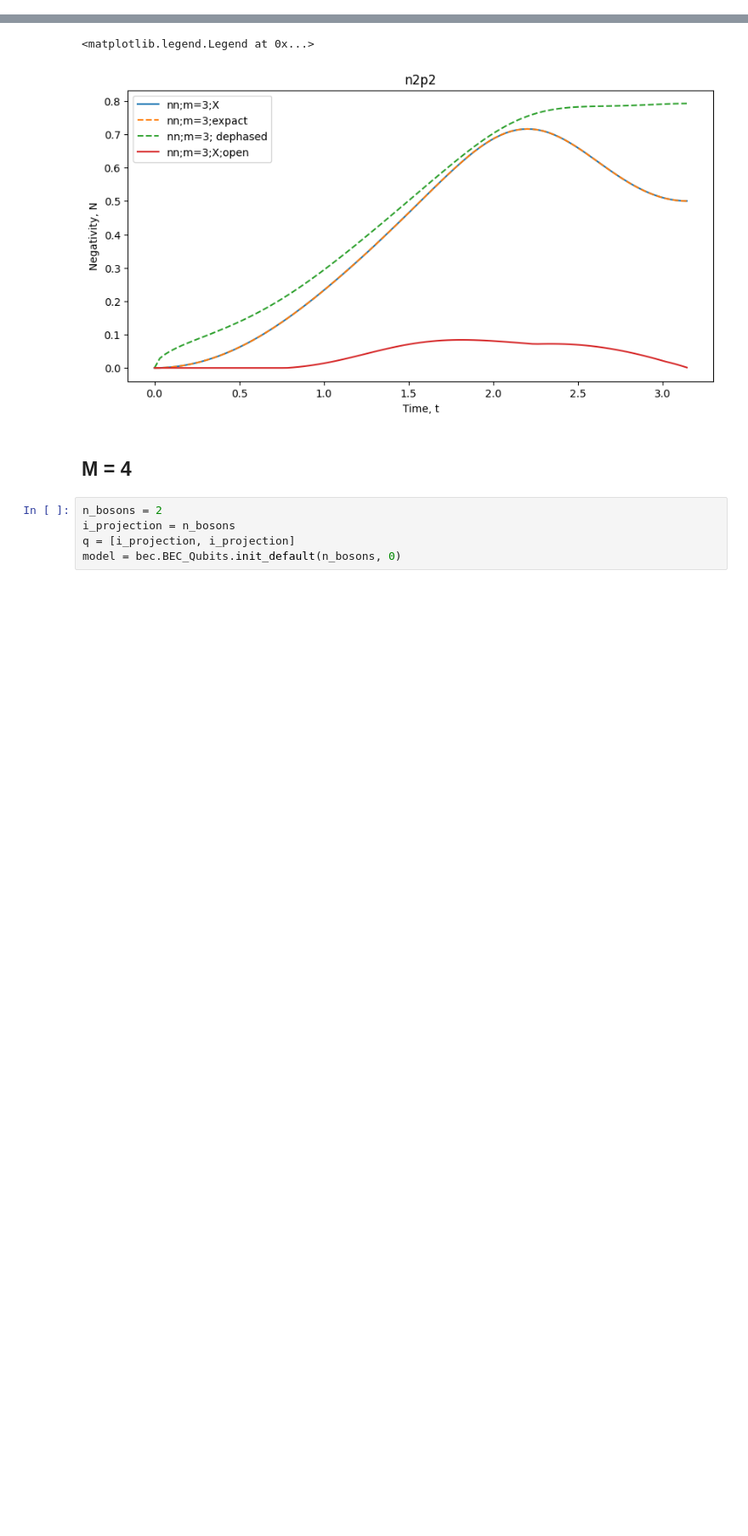
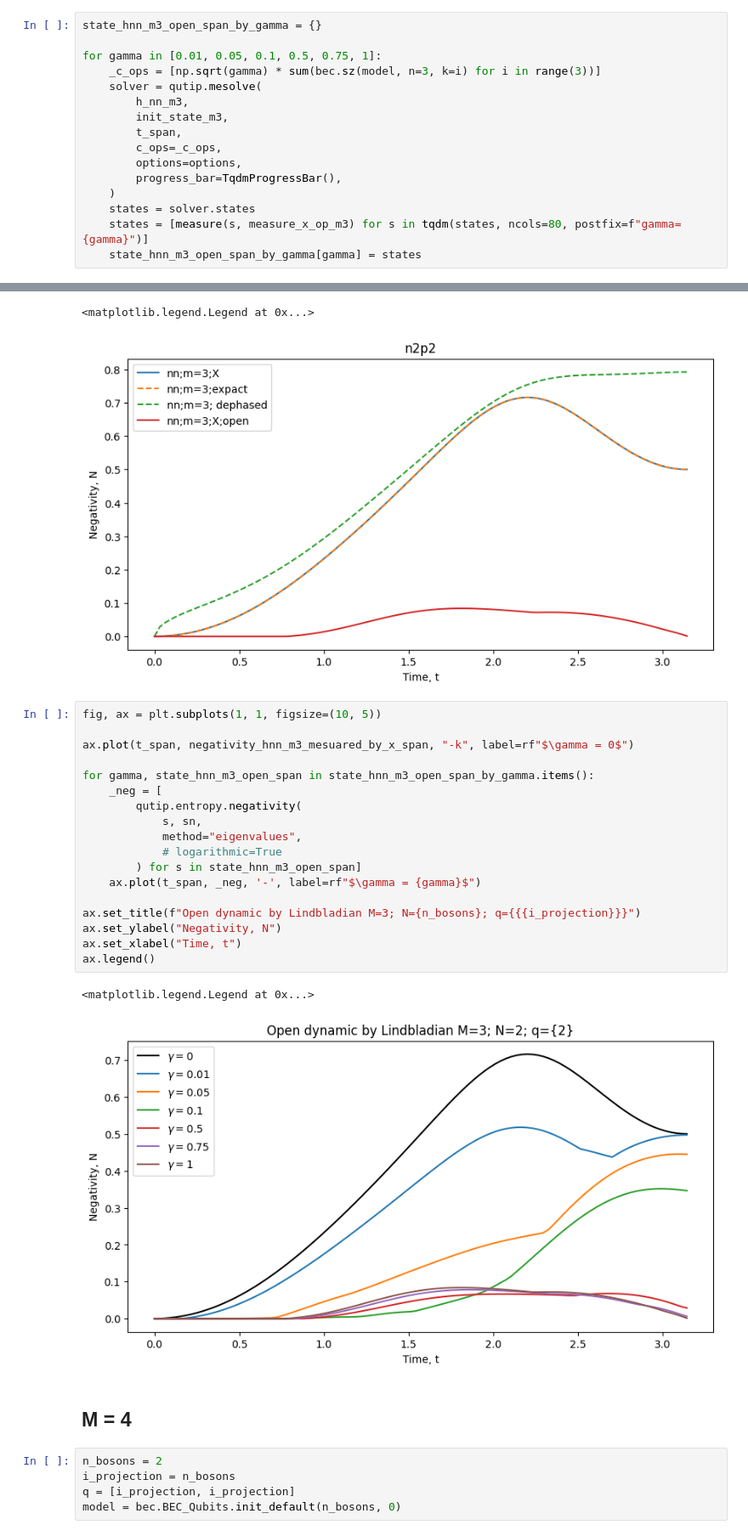
Before and after one commit to kephircheek/Entanglement-of-macroscopic-qubits-with-the-use-of-quantum-optimal-control, a Jupyter notebook: notebooks/Research-decoherence-on-entanglement-propagation.ipynb, the cells around one changed output, grey strips where cells are left out. Shown at 85% size. Saved outputs shown, nothing was run; the diff lists cells and outputs as text; blank space fills up the shorter version.

```diff
--- a/notebooks/Research-decoherence-on-entanglement-propagation.ipynb
+++ b/notebooks/Research-decoherence-on-entanglement-propagation.ipynb
@@ -86,6 +86,22 @@ state_hnn_m3_open_mesuared_by_x_span = joblib.Parallel(n_jobs=1)(
     joblib.delayed(measure)(s, measure_x_op_m3)
     for s in tqdm(state_hnn_m3_open_span, ncols=80)
 )
+# %%
+state_hnn_m3_open_span_by_gamma = {}
+
+for gamma in [0.01, 0.05, 0.1, 0.5, 0.75, 1]:
+    _c_ops = [np.sqrt(gamma) * sum(bec.sz(model, n=3, k=i) for i in range(3))]
+    solver = qutip.mesolve(
+        h_nn_m3,
+        init_state_m3,
+        t_span,
+        c_ops=_c_ops,
+        options=options,
+        progress_bar=TqdmProgressBar(),
+    )
+    states = solver.states
+    states = [measure(s, measure_x_op_m3) for s in tqdm(states, ncols=80, postfix=f"gamma={gamma}")]
+    state_hnn_m3_open_span_by_gamma[gamma] = states
 # %%
 fidelity_hnn_m3_open_mesuared_by_x_to_hnn_m3_mesuared_by_x_span = [
     qutip.metrics.fidelity(a / a.norm(), b / b.norm()) ** 2
@@ -289,6 +305,27 @@ ax.legend()
 # %% [output]
 <matplotlib.legend.Legend at 0x...>
 [figure]
+# %%
+fig, ax = plt.subplots(1, 1, figsize=(10, 5))
+
+ax.plot(t_span, negativity_hnn_m3_mesuared_by_x_span, "-k", label=rf"$\gamma = 0$")
+
+for gamma, state_hnn_m3_open_span in state_hnn_m3_open_span_by_gamma.items():
+    _neg = [
+        qutip.entropy.negativity(
+            s, sn,
+            method="eigenvalues",
+            # logarithmic=True
+        ) for s in state_hnn_m3_open_span]
+    ax.plot(t_span, _neg, '-', label=rf"$\gamma = {gamma}$")
+
+ax.set_title(f"Open dynamic by Lindbladian M=3; N={n_bosons}; q={{{i_projection}}}")
+ax.set_ylabel("Negativity, N")
+ax.set_xlabel("Time, t")
+ax.legend()
+# %% [output]
+<matplotlib.legend.Legend at 0x...>
+[figure, added]
 # %% [markdown]
 ## M = 4
 # %%
```
Also changed, not shown: parts of 2 cells of this notebook.
